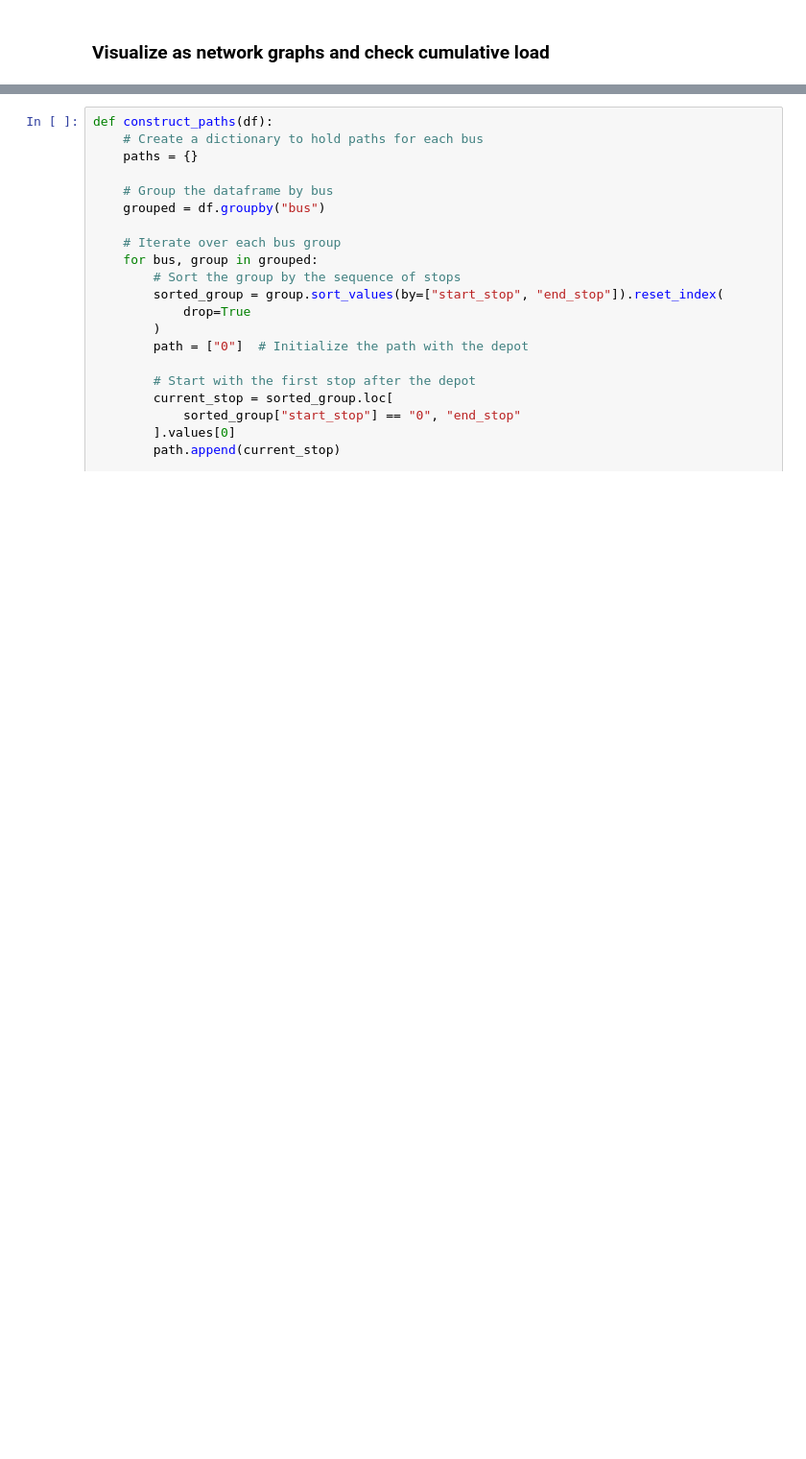
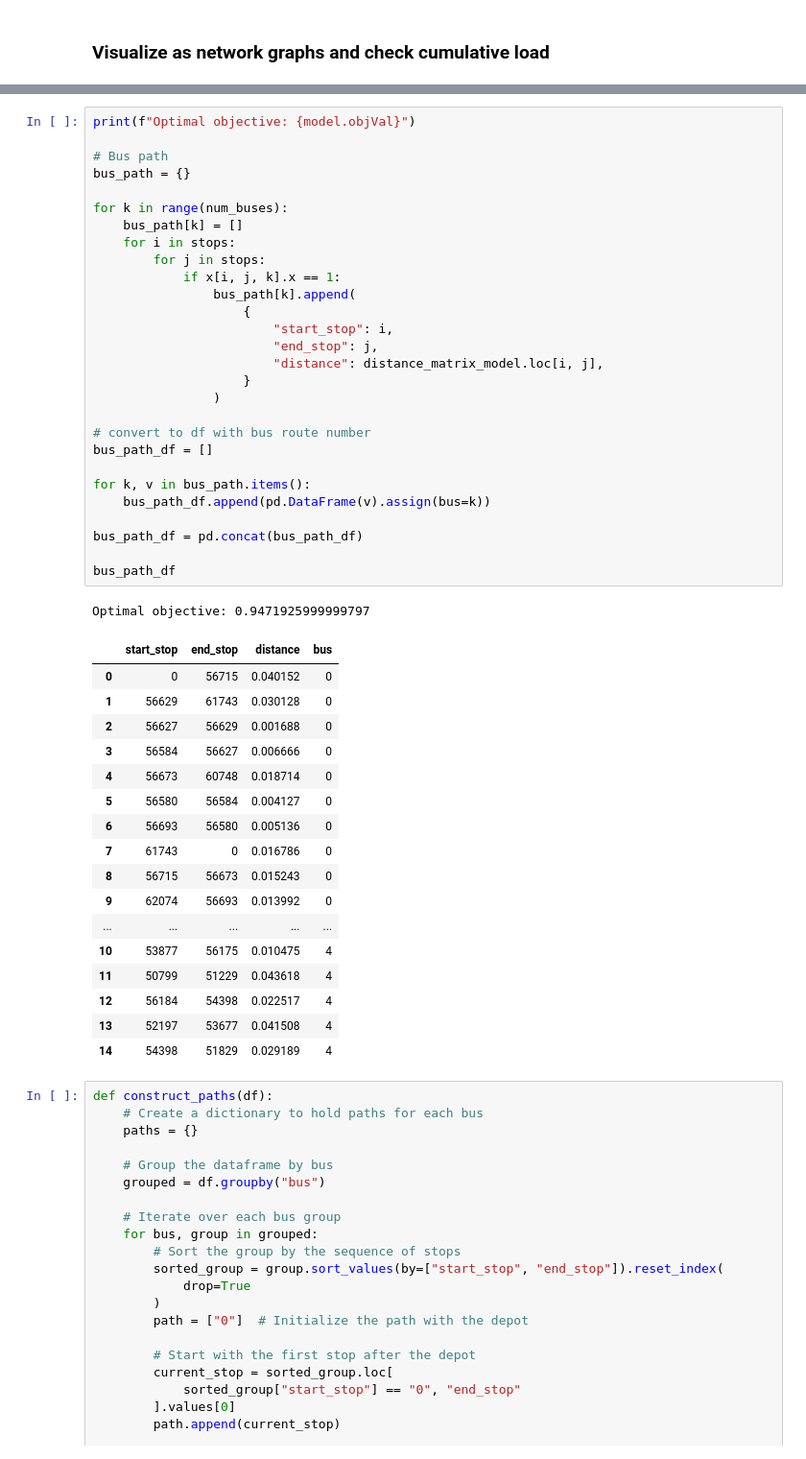
Before and after one commit to lakshyaag/Route-Optimization-STM, a Jupyter notebook: optimize.ipynb, the cells around one changed output, grey strips where cells are left out. Shown at 96% size. Saved outputs shown, nothing was run; the diff lists cells and outputs as text; blank space fills up the shorter version.

```diff
--- a/optimize.ipynb
+++ b/optimize.ipynb
@@ -907,3 +895,50 @@ bus_path_df
+# %%
+print(f"Optimal objective: {model.objVal}")
+
+# Bus path
+bus_path = {}
+
+for k in range(num_buses):
+    bus_path[k] = []
+    for i in stops:
+        for j in stops:
+            if x[i, j, k].x == 1:
+                bus_path[k].append(
+                    {
+                        "start_stop": i,
+                        "end_stop": j,
+                        "distance": distance_matrix_model.loc[i, j],
+                    }
+                )
+
+# convert to df with bus route number
+bus_path_df = []
+
+for k, v in bus_path.items():
+    bus_path_df.append(pd.DataFrame(v).assign(bus=k))
+
+bus_path_df = pd.concat(bus_path_df)
+
+bus_path_df
+# %% [output]
+Optimal objective: 0.9471925999999797
+|  | start_stop | end_stop | distance | bus |
+| 0 | 0 | 56715 | 0.040152 | 0 |
+| 1 | 56629 | 61743 | 0.030128 | 0 |
+| 2 | 56627 | 56629 | 0.001688 | 0 |
+| 3 | 56584 | 56627 | 0.006666 | 0 |
+| 4 | 56673 | 60748 | 0.018714 | 0 |
+| 5 | 56580 | 56584 | 0.004127 | 0 |
+| 6 | 56693 | 56580 | 0.005136 | 0 |
+| 7 | 61743 | 0 | 0.016786 | 0 |
+| 8 | 56715 | 56673 | 0.015243 | 0 |
+| 9 | 62074 | 56693 | 0.013992 | 0 |
+| ... | ... | ... | ... | ... |
+| 10 | 53877 | 56175 | 0.010475 | 4 |
+| 11 | 50799 | 51229 | 0.043618 | 4 |
+| 12 | 56184 | 54398 | 0.022517 | 4 |
+| 13 | 52197 | 53677 | 0.041508 | 4 |
+| 14 | 54398 | 51829 | 0.029189 | 4 |
 # %%
 def construct_paths(df):
     # Create a dictionary to hold paths for each bus
```
Also changed, not shown: parts of 2 cells of this notebook.
